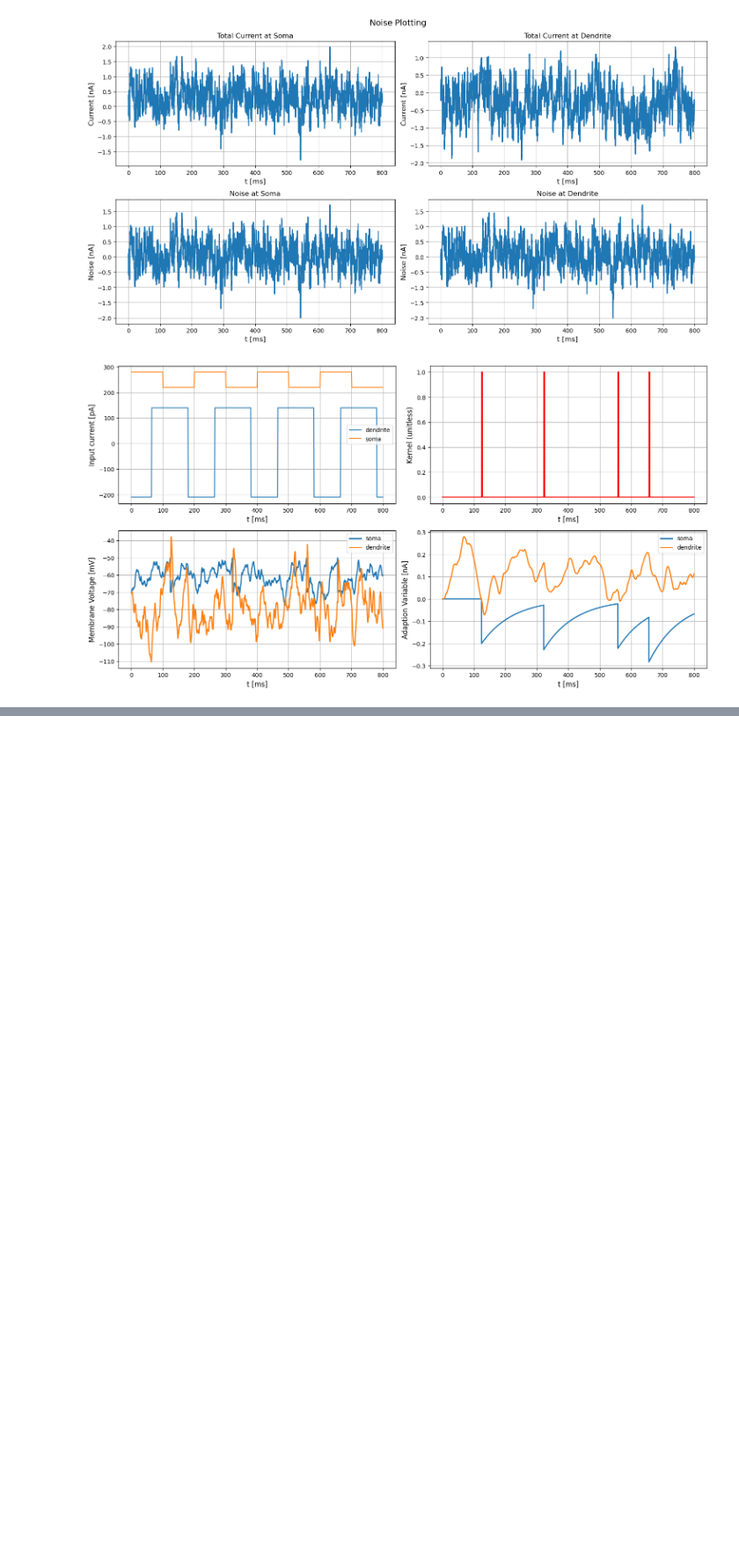
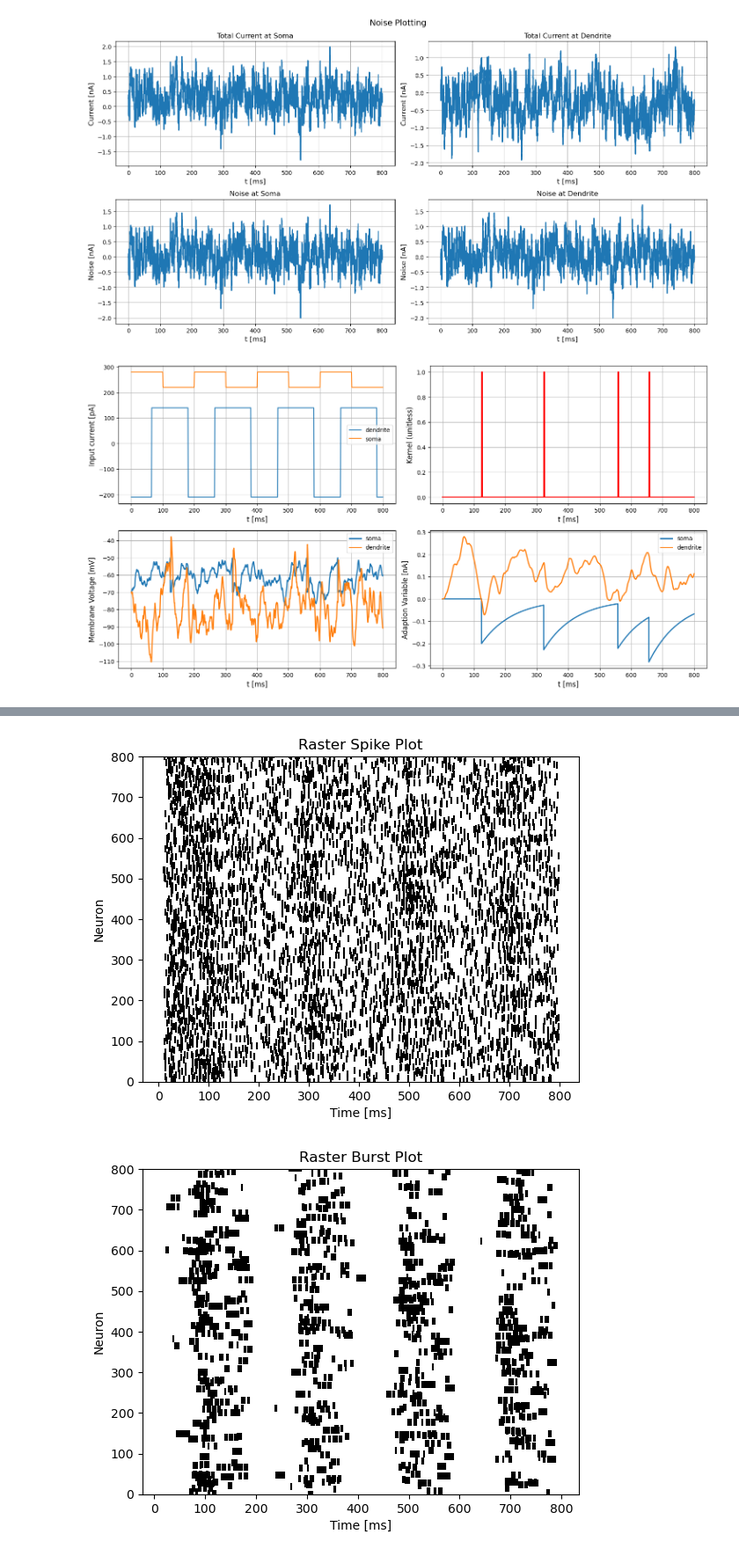
Before and after one commit to lniederhauser/neuronal_dynamics_miniproject, a Jupyter notebook: main.ipynb, the cells around one changed output, grey strips where cells are left out. Shown at 88% size. Saved outputs shown, nothing was run; the diff lists cells and outputs as text; code cells hidden in the pictures; blank space fills up the shorter version.

Commit message:
spike and burst rates

```diff
--- a/main.ipynb
+++ b/main.ipynb
@@ -363,0 +356,76 @@ plt.plot(compute_firing_rate(spike_monitor))
+# %%
+sim_time = 800
+nb_neurons = 4000
+
+spike_times = np.array(spike_monitor.t/b2.ms) # When each spike occurs in order of time
+spike_neurons = np.array(spike_monitor.i) # Which neuron fires at the spike time
+
+time_points = np.arange(sim_time) # 800 time points acting here as 1ms bins
+spike_times_dig = np.digitize(spike_times,time_points) # Digitized spike times
+
+# Creating null 2D array (neurons, spike time) with 1 only where a spike occured
+spike_scatter = np.zeros((nb_neurons, sim_time))
+for s, n in zip(spike_times_dig, spike_neurons):
+    spike_scatter[int(n-1), int(s-1)] = 1
+
+# Creating a null 2D array (neurons, spike time) with 1 only where a burst occured
+burst_scatter = np.zeros(spike_scatter.shape)
+rect_16 = np.ones(16)
+for n in range(nb_neurons):
+    burst_scatter[n,:] = np.where(np.convolve(spike_scatter[n,:], rect_16, 'same') > 1, 1, 0)
+
+# Mean and time normalisation to get rates
+firing_rate = np.mean(spike_scatter, axis = 0)/b2.ms
+burst_rate = np.mean(burst_scatter, axis = 0)/b2.ms
+
+# Smoothing with convolution
+rect_10 = np.ones(10)
+smooth_fr = np.convolve(firing_rate, rect_10, 'same')/10
+smooth_br = np.convolve(burst_rate, rect_10, 'same')/10
+
+# Raster Plot for Spikes
+neuron_indices, time_indices = np.where(spike_scatter == 1)
+plt.scatter(time_indices, neuron_indices, marker='|', color='black')
+plt.xlabel('Time [ms]')
+plt.ylabel('Neuron')
+plt.title('Raster Spike Plot')
+plt.ylim(0, spike_scatter.shape[1])
+plt.show()
+
+# Raster Plot for Bursts
+neuron_indices, time_indices = np.where(burst_scatter == 1)
+plt.scatter(time_indices, neuron_indices, marker='|', color='black')
+plt.xlabel('Time [ms]')
+plt.ylabel('Neuron')
+plt.title('Raster Burst Plot')
+plt.ylim(0, burst_scatter.shape[1])
+plt.show()
+
+# Plot smooth firing rate with somatic stimulation
+plt.plot(smooth_fr)
+plt.plot(range(0, len(current_alt_soma.values)) * b2.ms * 1000, current_alt_soma.values / b2.pA /30, label="soma")
+plt.xlabel('Time [ms]')
+plt.ylabel('Firing rate [Hz]')
+plt.title('Population Smooth Firing Activity with somatic stimulation')
+plt.show()
+
+# Plot smooth burst rate with dendritic stimulation
+plt.plot(smooth_br)
+plt.plot(range(0, len(current_alt_dendrite.values)) * b2.ms * 1000, current_alt_dendrite.values / b2.pA/10, label="dendrite")
+plt.xlabel('Time [ms]')
+plt.ylabel('Burst rate [Hz]')
+plt.title('Population Smooth Bursting Activity with dendritic stimulation')
+plt.show()
+
+# Plot both rates and  both input currents together
+plt.plot(smooth_fr)
+plt.plot(smooth_br)
+plt.plot(range(0, len(current_alt_dendrite.values)) * b2.ms * 1000, current_alt_dendrite.values / b2.pA/10, label="dendrite")
+plt.plot(range(0, len(current_alt_soma.values)) * b2.ms * 1000, current_alt_soma.values / b2.pA /10, label="soma")
+plt.xlabel('Time [ms]')
+plt.ylabel('Firing rate [Hz]')
+plt.title('Population Smooth Firing Activity')
+plt.show()
+# %% [output]
+[figure, added]
+[figure, added]
```
Also changed, not shown: parts of 4 cells of this notebook, 1 other file.
